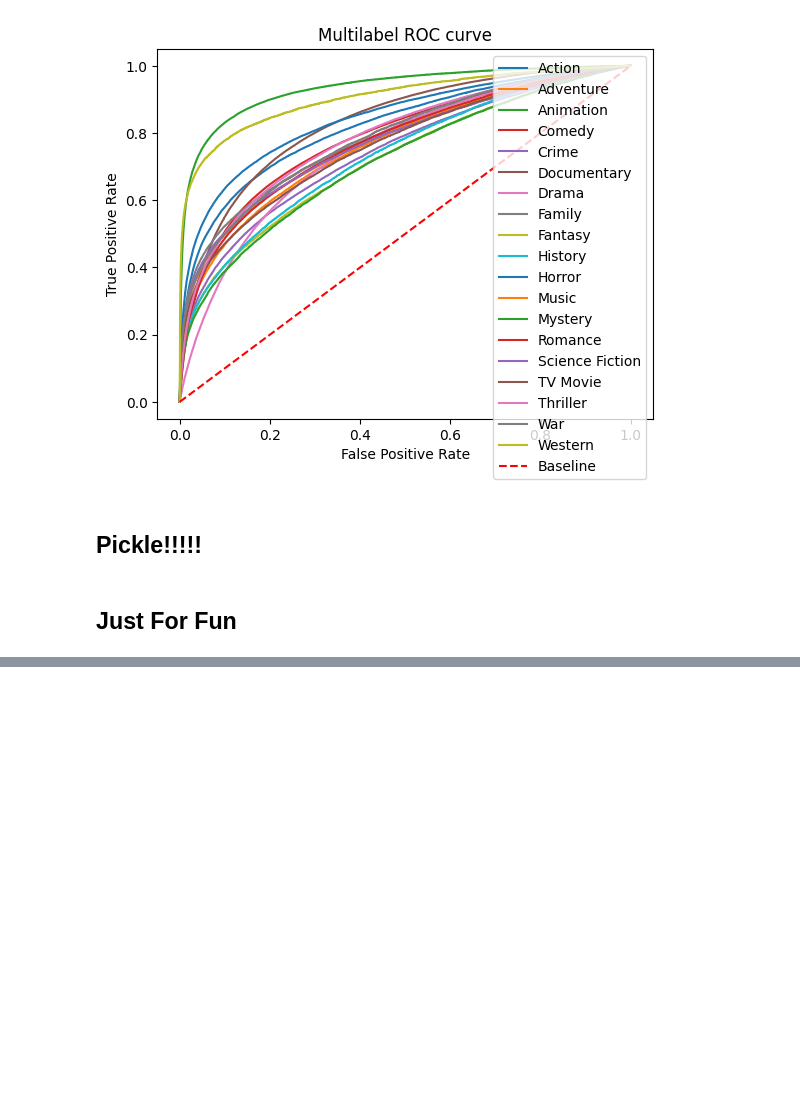
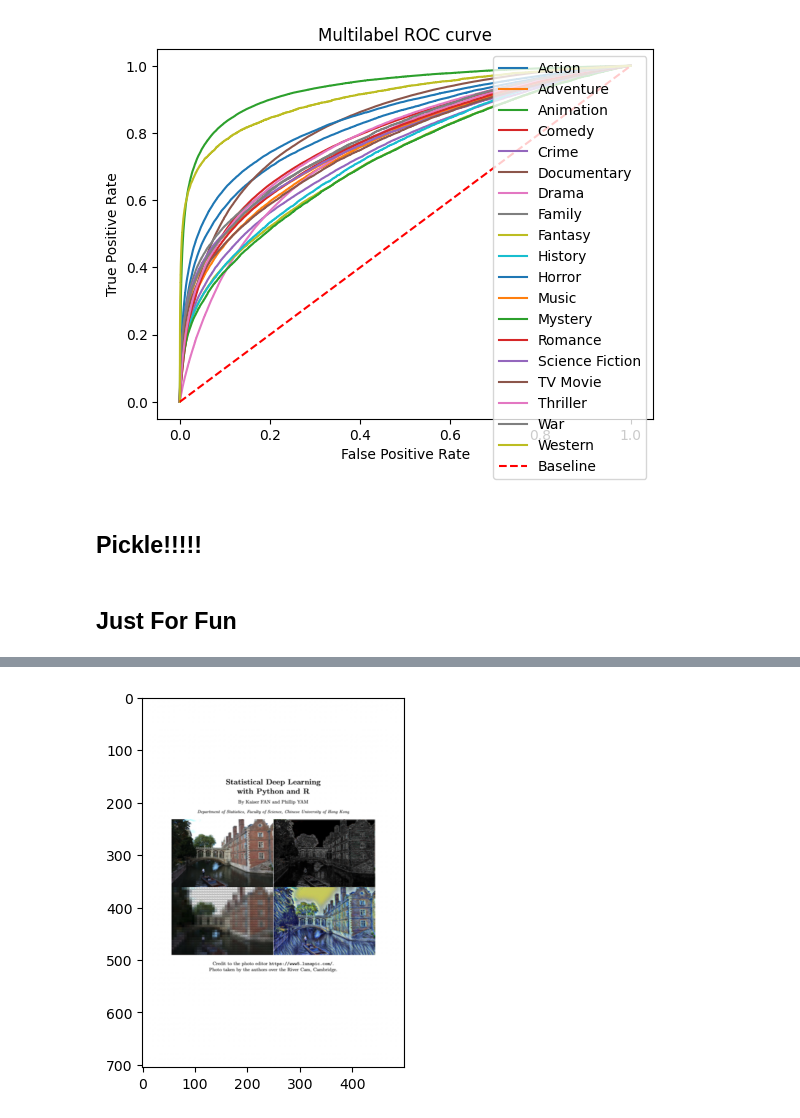
Before and after one commit to BorisLeung/STAT4012, a Jupyter notebook: transfer.ipynb, the cells around one changed output, grey strips where cells are left out. Drawn from its saved outputs; the diff is of its cells as text; code cells hidden in the pictures; blank space fills up the shorter version.

```diff
--- a/transfer.ipynb
+++ b/transfer.ipynb
@@ -312,0 +304,4 @@ predict_image("img/cuhk-logo.png", plot=True)
+# %%
+predict_image("img/chp8-cover.png", plot=True).T
+# %% [output]
+[figure, added]
```
Also changed, not shown: parts of 7 cells of this notebook, 2 other files.
